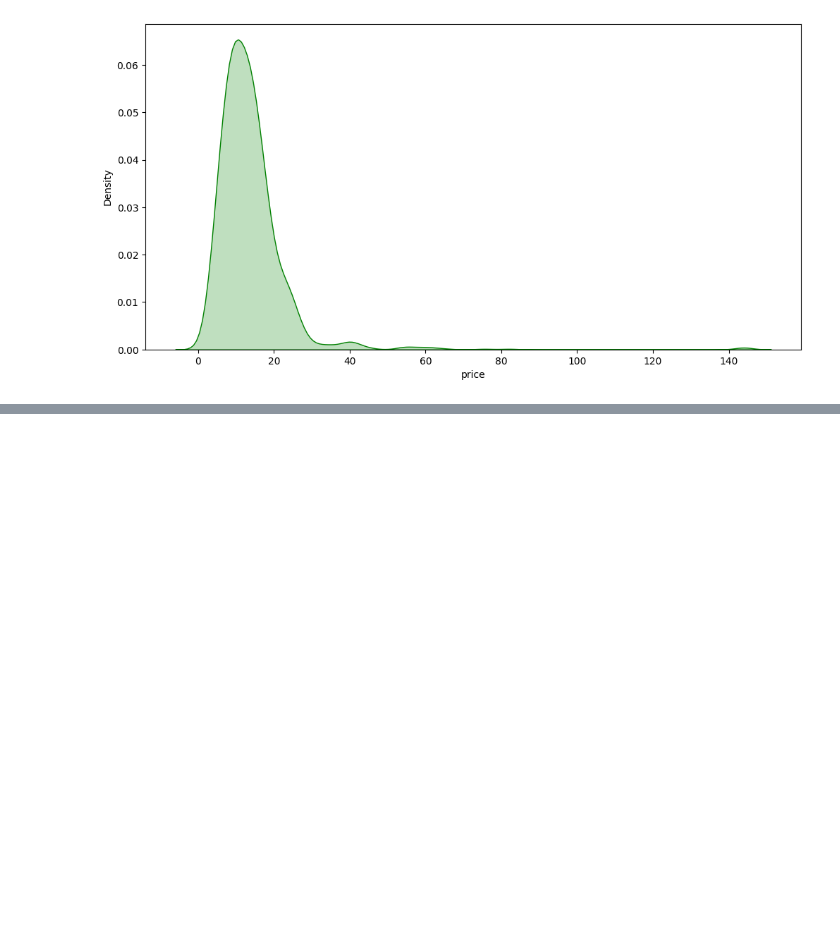
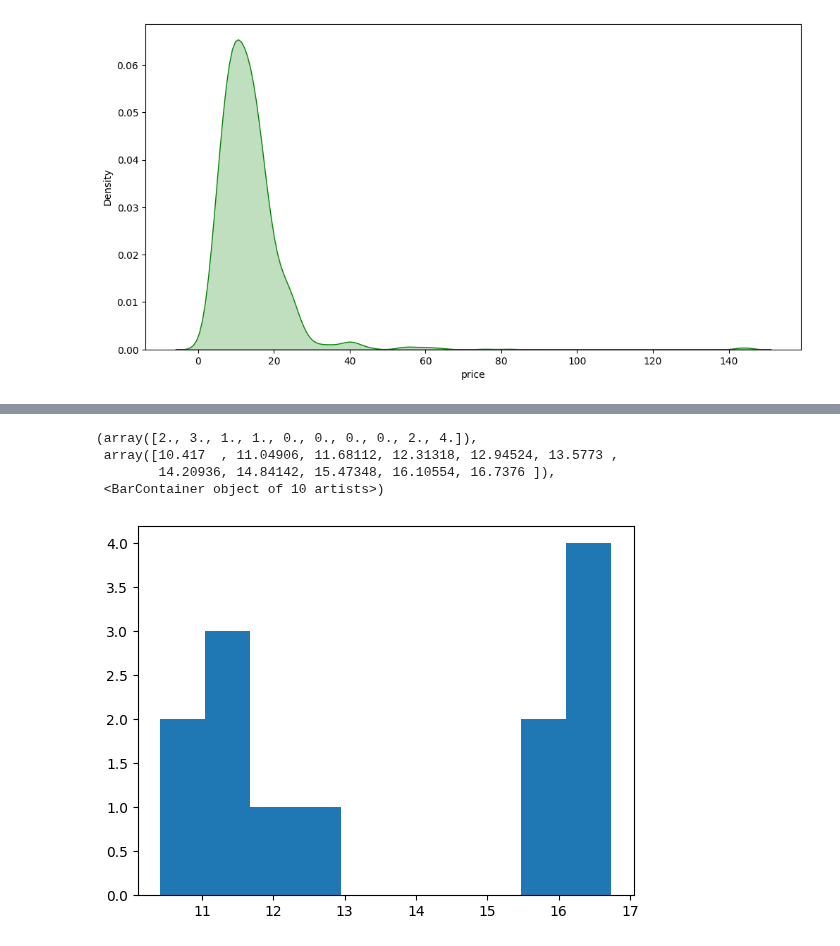
Before and after one commit to latifkara/dataScienceProjects, a Jupyter notebook: TopBookList/BookList.ipynb, the cells around one changed output, grey strips where cells are left out. Saved outputs shown, nothing was run; the diff lists cells and outputs as text; code cells hidden in the pictures; blank space fills up the shorter version.

```diff
--- a/TopBookList/BookList.ipynb
+++ b/TopBookList/BookList.ipynb
@@ -147,0 +220,8 @@ sns.scatterplot(x=books_df.price, y=books_df.ranks, hue=)
+# %%
+plt.hist(price_year_mean)
+# %% [output]
+(array([2., 3., 1., 1., 0., 0., 0., 0., 2., 4.]),
+ array([10.417  , 11.04906, 11.68112, 12.31318, 12.94524, 13.5773 ,
+        14.20936, 14.84142, 15.47348, 16.10554, 16.7376 ]),
+ <BarContainer object of 10 artists>)
+[figure, added]
```
Also changed, not shown: parts of 10 cells of this notebook.
